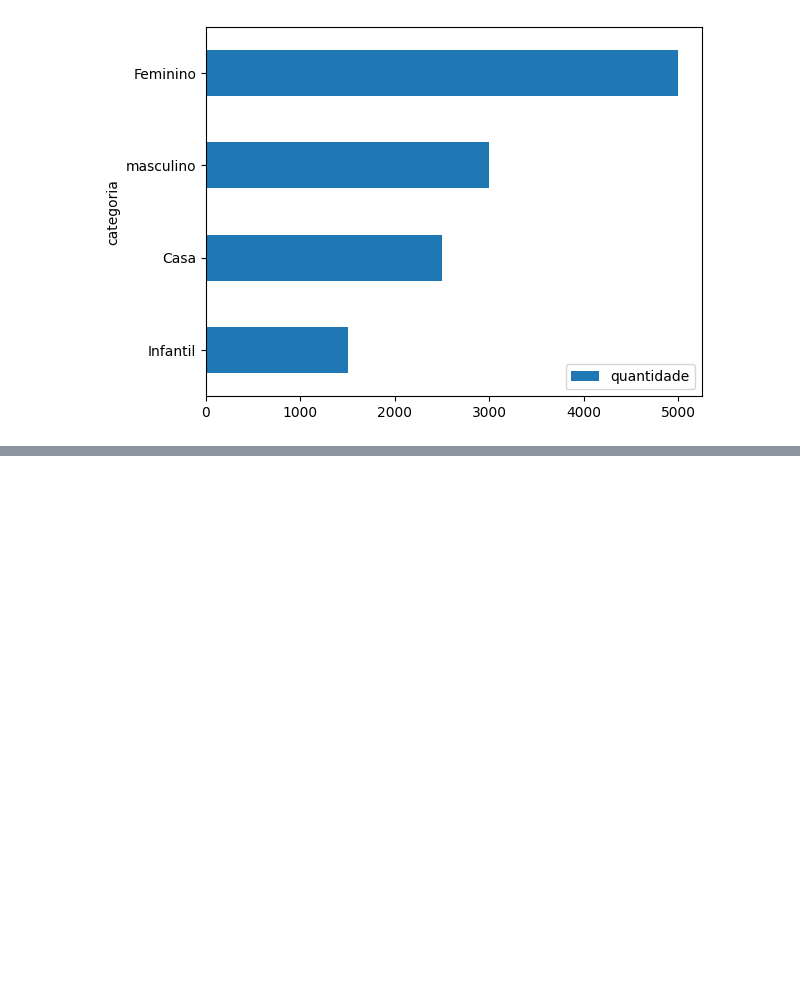
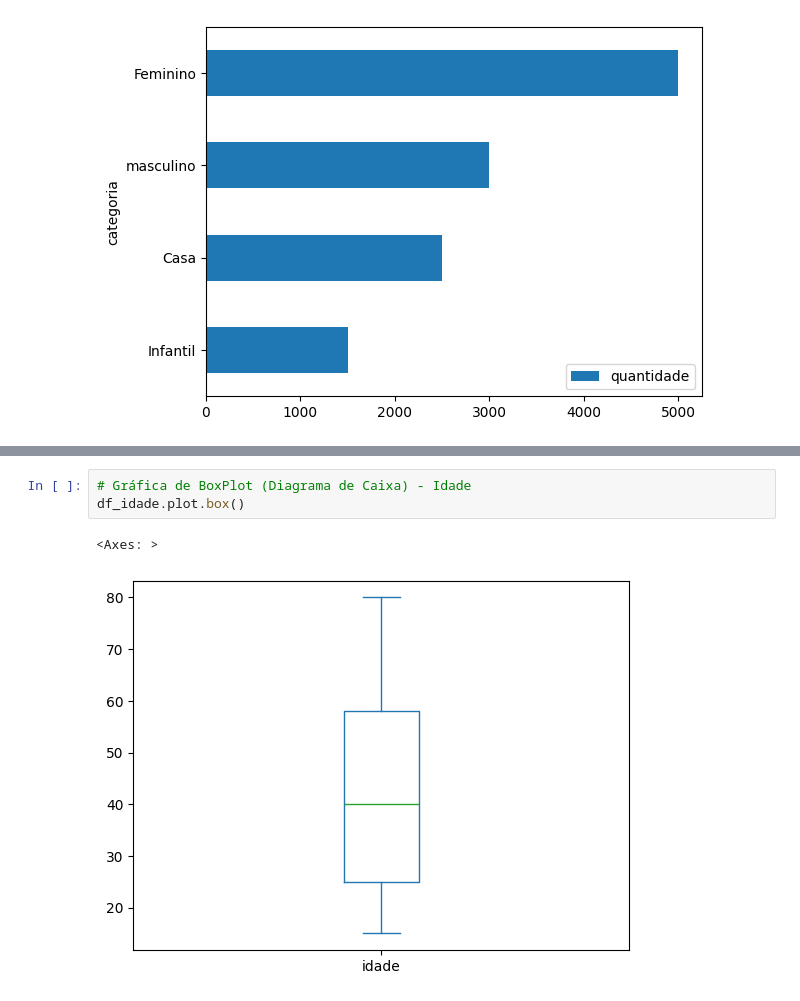
Before and after one commit to nagpaulo/estudos_estatistica_python, a Jupyter notebook: estatistica_devs.ipynb, the cells around one changed output, grey strips where cells are left out. Drawn from its saved outputs; the diff is of its cells as text; blank space fills up the shorter version.

```diff
--- a/estatistica_devs.ipynb
+++ b/estatistica_devs.ipynb
@@ -245,0 +252,6 @@ df_vendas.sort_values('quantidade').plot.barh(x='categoria', y='quantidade')
+# %%
+# Gráfica de BoxPlot (Diagrama de Caixa) - Idade
+df_idade.plot.box()
+# %% [output]
+<Axes: >
+[figure, added]
```
Also changed, not shown: parts of 10 cells of this notebook.
